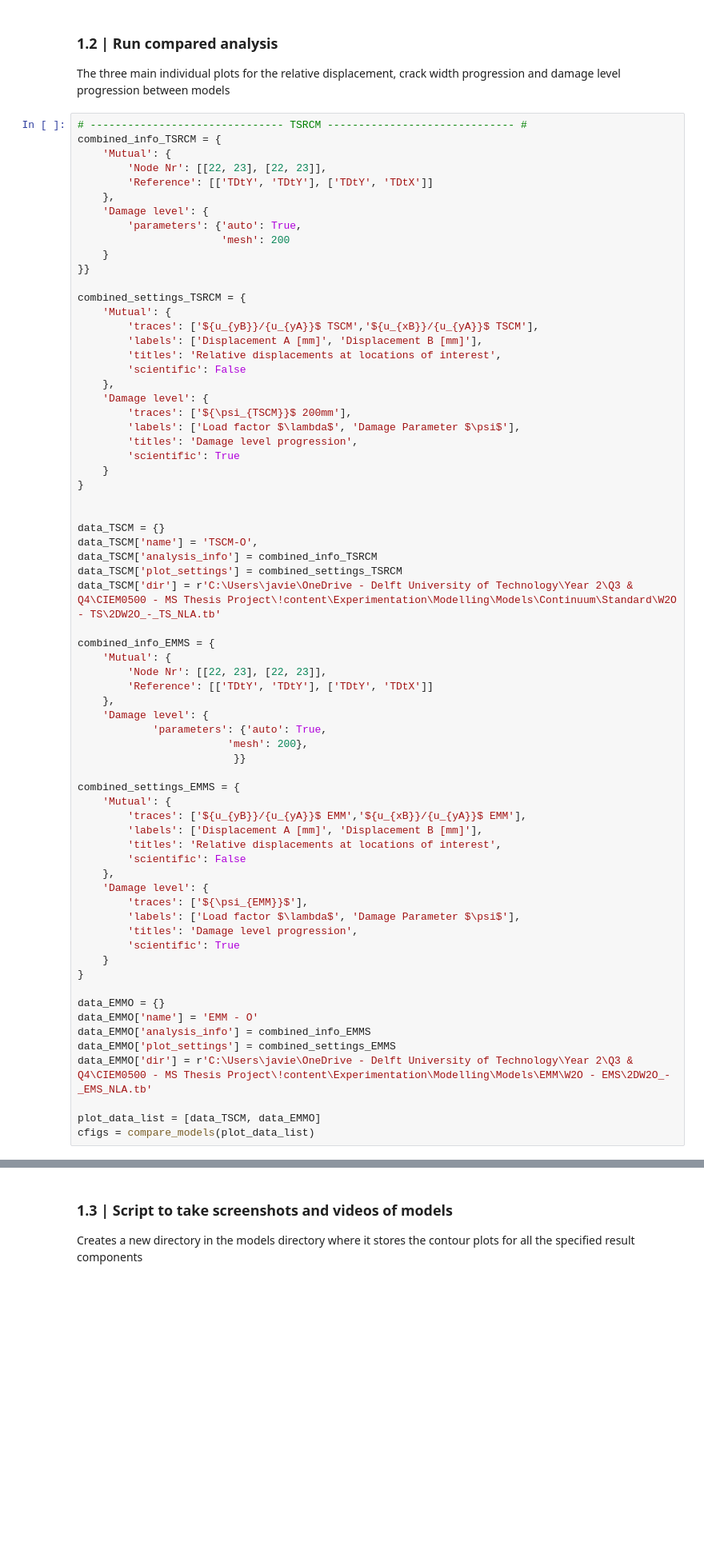
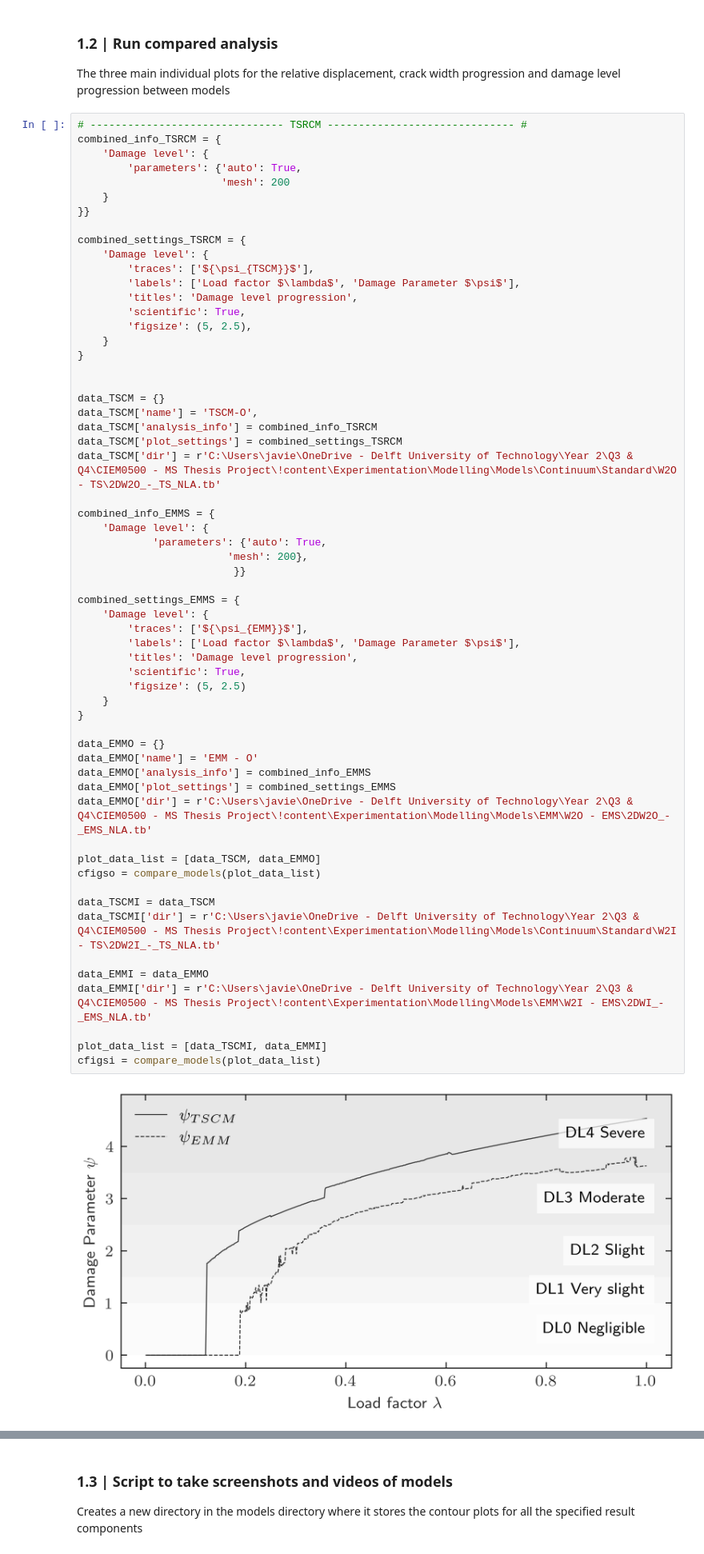
Before and after one commit to JavFuertes/BRICKS, a Jupyter notebook: bricks_fea.ipynb, the cells around one changed output, grey strips where cells are left out. Shown at 80% size. Drawn from its saved outputs; the diff is of its cells as text; blank space fills up the shorter version.

```diff
--- a/bricks_fea.ipynb
+++ b/bricks_fea.ipynb
@@ -139,10 +331,6 @@ The three main individual plots for the relative displacement, crack width progr
 # %%
 # ------------------------------- TSRCM ------------------------------ #
 combined_info_TSRCM = {
-    'Mutual': {
-        'Node Nr': [[22, 23], [22, 23]],
-        'Reference': [['TDtY', 'TDtY'], ['TDtY', 'TDtX']]
-    },
     'Damage level': {
         'parameters': {'auto': True,
                        'mesh': 200
@@ -150,57 +338,54 @@ combined_info_TSRCM = {
 }}
 
 combined_settings_TSRCM = {
-    'Mutual': {
-        'traces': ['${u_{yB}}/{u_{yA}}$ TSCM','${u_{xB}}/{u_{yA}}$ TSCM'],
-        'labels': ['Displacement A [mm]', 'Displacement B [mm]'],
-        'titles': 'Relative displacements at locations of interest',
-        'scientific': False
-    },
     'Damage level': {
-        'traces': ['${\psi_{TSCM}}$ 200mm'],
+        'traces': ['${\psi_{TSCM}}$'],
         'labels': ['Load factor $\lambda$', 'Damage Parameter $\psi$'],
         'titles': 'Damage level progression',
-        'scientific': True
+        'scientific': True,
+        'figsize': (5, 2.5),
     }
 }
 
 
 data_TSCM = {}
 data_TSCM['name'] = 'TSCM-O',
 data_TSCM['analysis_info'] = combined_info_TSRCM
 data_TSCM['plot_settings'] = combined_settings_TSRCM
 data_TSCM['dir'] = r'C:\Users\javie\OneDrive - Delft University of Technology\Year 2\Q3 & Q4\CIEM0500 - MS Thesis Project\!content\Experimentation\Modelling\Models\Continuum\Standard\W2O - TS\2DW2O_-_TS_NLA.tb'
 
 combined_info_EMMS = {
-    'Mutual': {
-        'Node Nr': [[22, 23], [22, 23]],
-        'Reference': [['TDtY', 'TDtY'], ['TDtY', 'TDtX']]
-    },
     'Damage level': {
             'parameters': {'auto': True,
                         'mesh': 200},
                          }}
 
 combined_settings_EMMS = {
-    'Mutual': {
-        'traces': ['${u_{yB}}/{u_{yA}}$ EMM','${u_{xB}}/{u_{yA}}$ EMM'],
-        'labels': ['Displacement A [mm]', 'Displacement B [mm]'],
-        'titles': 'Relative displacements at locations of interest',
-        'scientific': False
-    },
     'Damage level': {
         'traces': ['${\psi_{EMM}}$'],
         'labels': ['Load factor $\lambda$', 'Damage Parameter $\psi$'],
         'titles': 'Damage level progression',
-        'scientific': True
+        'scientific': True,
+        'figsize': (5, 2.5)
     }
 }
 
 data_EMMO = {}
 data_EMMO['name'] = 'EMM - O'
 data_EMMO['analysis_info'] = combined_info_EMMS
 data_EMMO['plot_settings'] = combined_settings_EMMS
 data_EMMO['dir'] = r'C:\Users\javie\OneDrive - Delft University of Technology\Year 2\Q3 & Q4\CIEM0500 - MS Thesis Project\!content\Experimentation\Modelling\Models\EMM\W2O - EMS\2DW2O_-_EMS_NLA.tb'
 
 plot_data_list = [data_TSCM, data_EMMO]
-cfigs = compare_models(plot_data_list)
+cfigso = compare_models(plot_data_list)
+
+data_TSCMI = data_TSCM
+data_TSCMI['dir'] = r'C:\Users\javie\OneDrive - Delft University of Technology\Year 2\Q3 & Q4\CIEM0500 - MS Thesis Project\!content\Experimentation\Modelling\Models\Continuum\Standard\W2I - TS\2DW2I_-_TS_NLA.tb'
+
+data_EMMI = data_EMMO
+data_EMMI['dir'] = r'C:\Users\javie\OneDrive - Delft University of Technology\Year 2\Q3 & Q4\CIEM0500 - MS Thesis Project\!content\Experimentation\Modelling\Models\EMM\W2I - EMS\2DWI_-_EMS_NLA.tb'
+
+plot_data_list = [data_TSCMI, data_EMMI]
+cfigsi = compare_models(plot_data_list)
+# %% [output]
+[figure, added]
```
Also changed, not shown: parts of 21 cells of this notebook, 20 other files.
